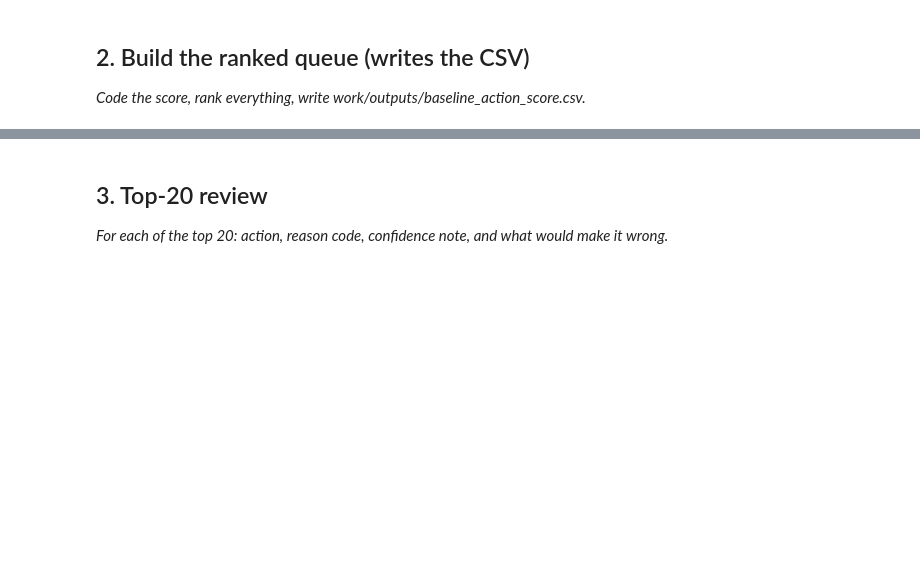
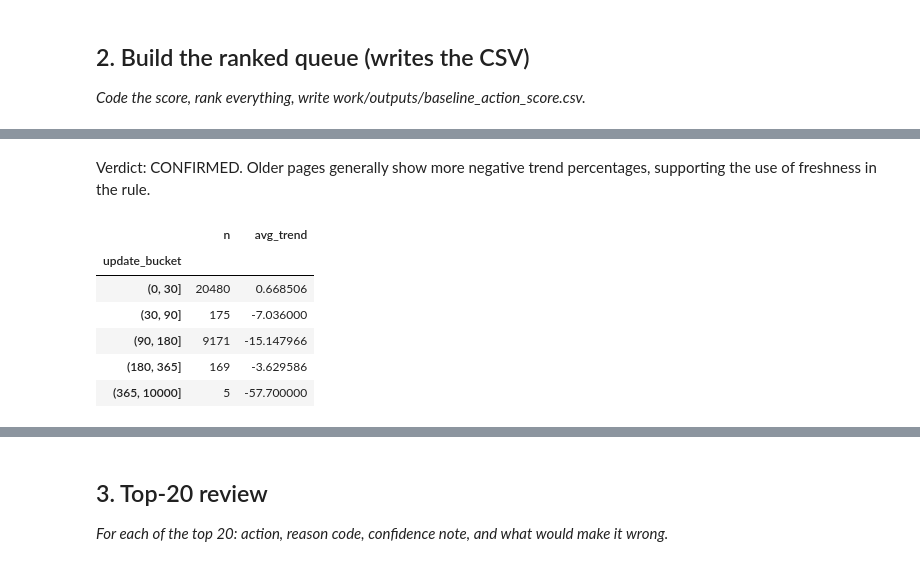
Before and after one commit to MahboobAli1/flyrank-ml-internship, a Jupyter notebook: work/notebooks/w04_baseline_score.ipynb, the cells around one changed output, grey strips where cells are left out. Saved outputs shown, nothing was run; the diff lists cells and outputs as text; code cells hidden in the pictures; blank space fills up the shorter version.

```diff
--- a/work/notebooks/w04_baseline_score.ipynb
+++ b/work/notebooks/w04_baseline_score.ipynb
@@ -16,0 +102,2 @@ This skeleton is yours to fill. Work the sections **in order** — each one has
+# %% [markdown]
+Verdict: CONFIRMED. Older pages generally show more negative trend percentages, supporting the use of freshness in the rule.
@@ -16,0 +108,20 @@ This skeleton is yours to fill. Work the sections **in order** — each one has
+# %%
+df["update_bucket"] = pd.cut(
+    df["days_since_last_update"],
+    bins=[0,30,90,180,365,10000]
+)
+
+bucket1 = df.groupby("update_bucket").agg(
+    n=("content_id","count"),
+    avg_trend=("trend_pct","mean")
+)
+
+bucket1
+# %% [output]
+|  | n | avg_trend |
+| update_bucket |  |  |
+| (0, 30] | 20480 | 0.668506 |
+| (30, 90] | 175 | -7.036000 |
+| (90, 180] | 9171 | -15.147966 |
+| (180, 365] | 169 | -3.629586 |
+| (365, 10000] | 5 | -57.700000 |
```
Also changed, not shown: parts of 15 cells of this notebook.
